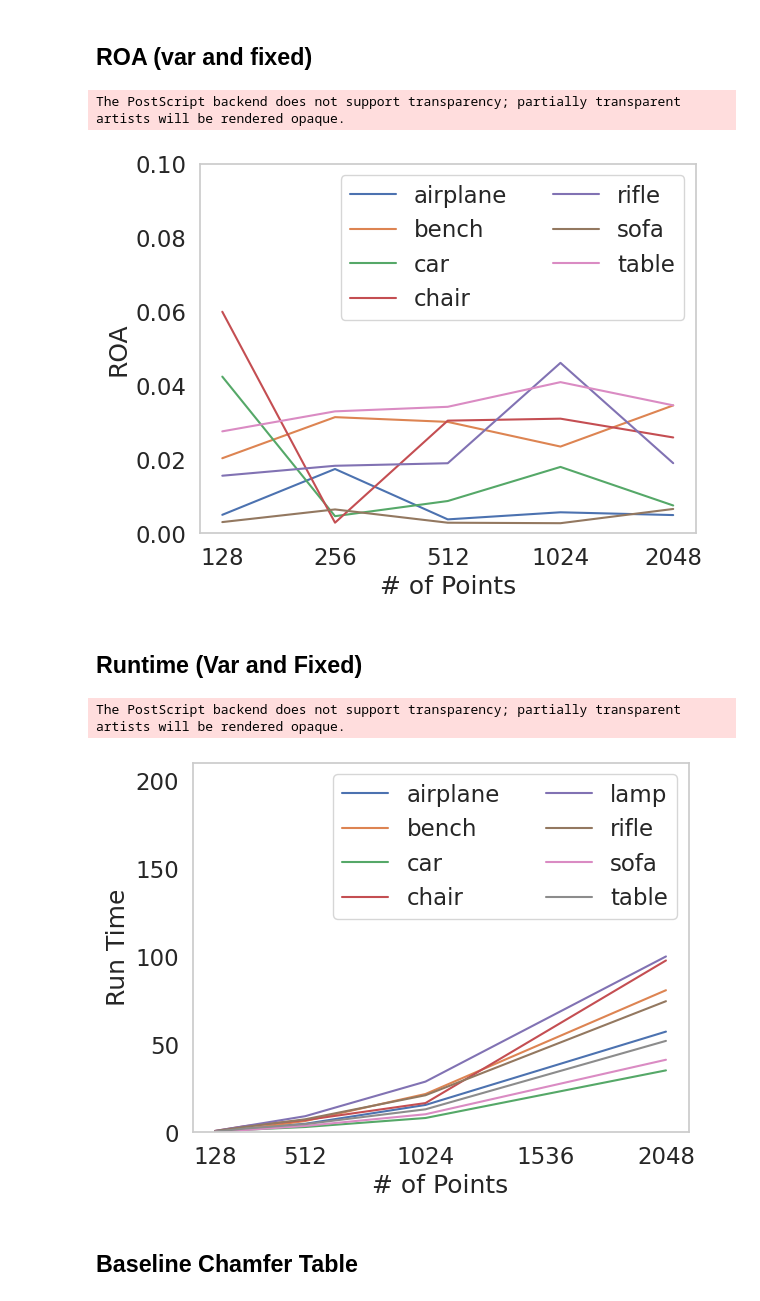
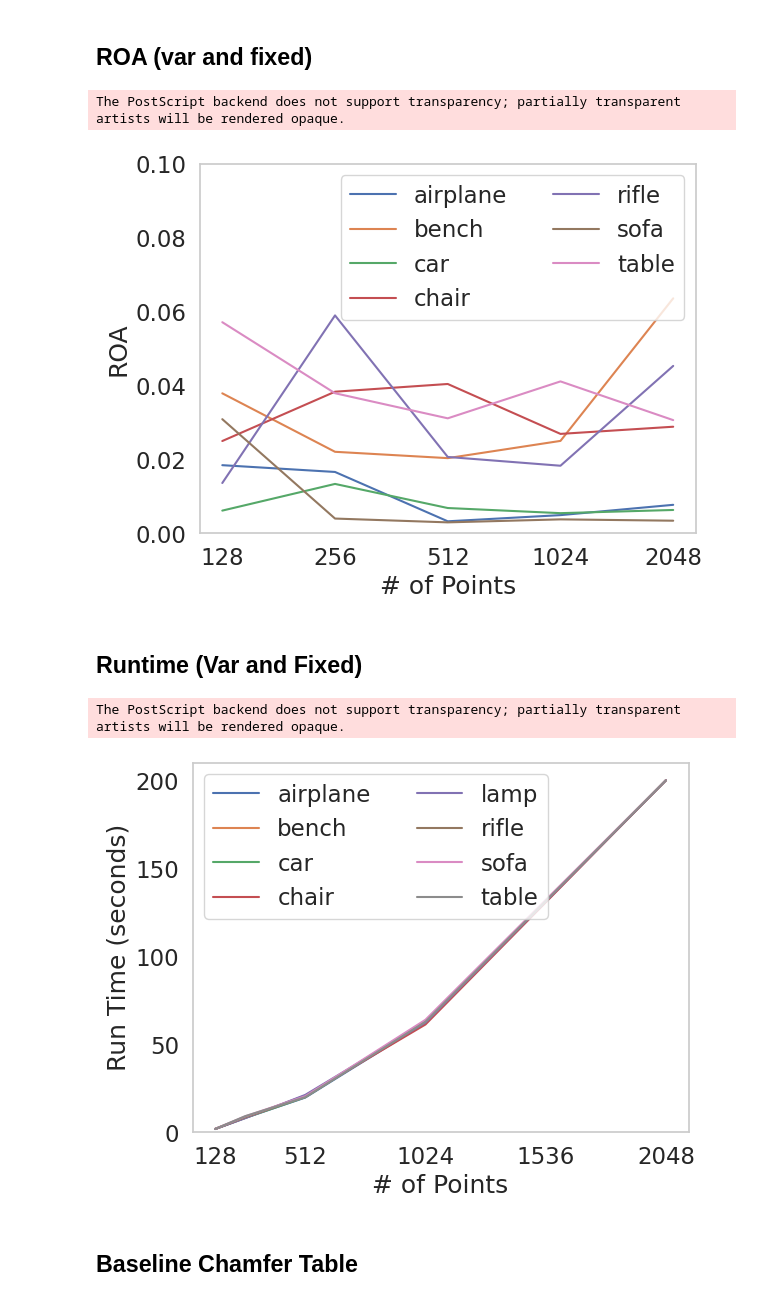
Before and after one commit to rahatzamancse/3d-reconstruction, a Jupyter notebook: lmnet-paper-plots.ipynb, the cells around one changed output. Drawn from its saved outputs; the diff is of its cells as text; code cells hidden in the pictures.

```diff
--- a/lmnet-paper-plots.ipynb
+++ b/lmnet-paper-plots.ipynb
@@ -93,7 +93,7 @@ colnames = [
     'Baseline EMD',
     'EMD',
     'Baseline Chamfer',
-    'Chamfer',
+    'CD',
     'ROA',
 
     'Dataset',
@@ -107,7 +107,7 @@ colnames = [
     'Projection Type',
 
     'exp_id',
-    'Run Time',
+    'Run Time (seconds)',
     'tags'
 ]
 
@@ -118,7 +118,7 @@ plot_df = run_table_df[
 plot_df.columns = colnames
 
 nulcols = colnames.copy()
-nulcols.remove('Run Time')
+nulcols.remove('Run Time (seconds)')
 
 plot_df = plot_df.dropna(axis=0, subset=nulcols)
 plot_df['Perspective Percentage'] = plot_df['Points in exactly # perspectives'] / plot_df['# perspectives']
@@ -281,7 +283,7 @@ datasets_to_take = [
     'ShapeNet:airplane:103c9e43cdf6501c62b600da24e0965'
 ]
 
-VAR_PROJ = False
+VAR_PROJ = True
 # VAR_PROJ = True
 clip_val = 10
 # y = 'EMD'
@@ -323,7 +325,7 @@ plt.savefig(f"figures/points_{'var' if VAR_PROJ else 'fixed'}_{y.replace(' ', '_
 plt.show()
 # %% [output]
 The PostScript backend does not support transparency; partially transparent artists will be rendered opaque.
-[figure, old version]
+[figure, new version]
 # %% [markdown]
 ## Runtime (Var and Fixed)
 # %%
@@ -366,9 +368,9 @@ datasets_to_take = [
     'ShapeNet:airplane:103c9e43cdf6501c62b600da24e0965'
 ]
 
-VAR_PROJ = False
+VAR_PROJ = True
 clip_val = 200
-y = 'Run Time'
+y = 'Run Time (seconds)'
 x = '# of Points'
 
 df = plot_df[
@@ -378,34 +380,34 @@ df = plot_df[
     & (plot_df['# perspectives'] == 4)
 ].copy()
 
 df[y] = df[y].apply(lambda x: clip_val if x > clip_val else x)
 
 agg_col_dict = {}
 
 agg_fns = ['mean', 'min', 'max', 'median', 'count']
 for agg_fn in agg_fns:
     agg_col_dict[f'{y}_{agg_fn}'] = (y, agg_fn)
 df['exp_id_error'] = f'<a href="https://app.neptune.ai/rahatzamancse/MPSE-mds/e/{df["exp_id"].astype(str)}/all">' + df['exp_id'].astype(str) + '</a> (' + df[y].round(2).astype(str) + ')<br>'
 agg_col_dict['exp_ids'] = ('exp_id_error', lambda x: ' '.join(x))
 
 aggregated_plot_df = df.groupby(['Dataset', x]).agg(**agg_col_dict).reset_index()
 
 aggregated_plot_df['Dataset'] = aggregated_plot_df.Dataset.apply(lambda v: v.split(':')[1])
 
 g = sns.lineplot(data=aggregated_plot_df, x=x, y=y + "_mean", hue='Dataset')
 g.legend(*g.get_legend_handles_labels(), ncol=2)
 g.set(xscale="linear", yscale="linear")
 g.set_xticks([128, 256, 512, 1024, 1536, 2048])
 g.set_xticklabels([128, '', 512, 1024, 1536, 2048])
 g.set(ylim=(0,210))
 g.set_xlabel(x)
 g.set_ylabel(y)
 # g.set(title=f'')
 plt.savefig(f"figures/points_{'var' if VAR_PROJ else 'fixed'}_{y.replace(' ', '_')}.eps", bbox_inches='tight')
 plt.show()
 # %% [output]
 The PostScript backend does not support transparency; partially transparent artists will be rendered opaque.
-[figure, old version]
+[figure, new version]
 # %% [markdown]
 ## Baseline Chamfer Table
 # %%
```
Also changed, not shown: parts of 19 cells of this notebook, 4 other files.
